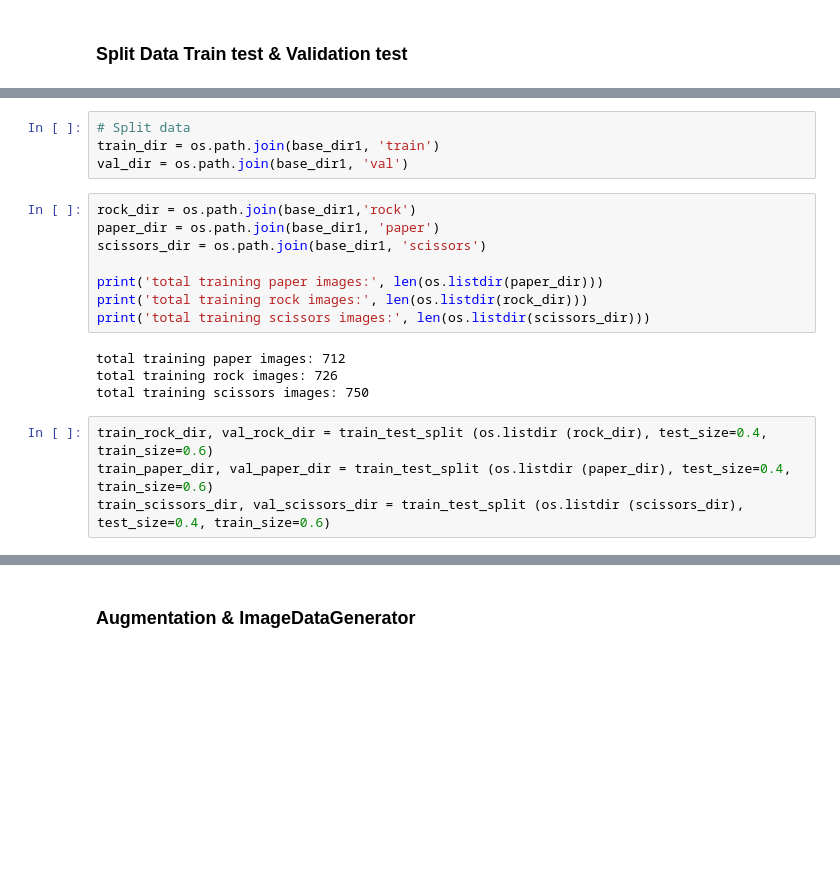
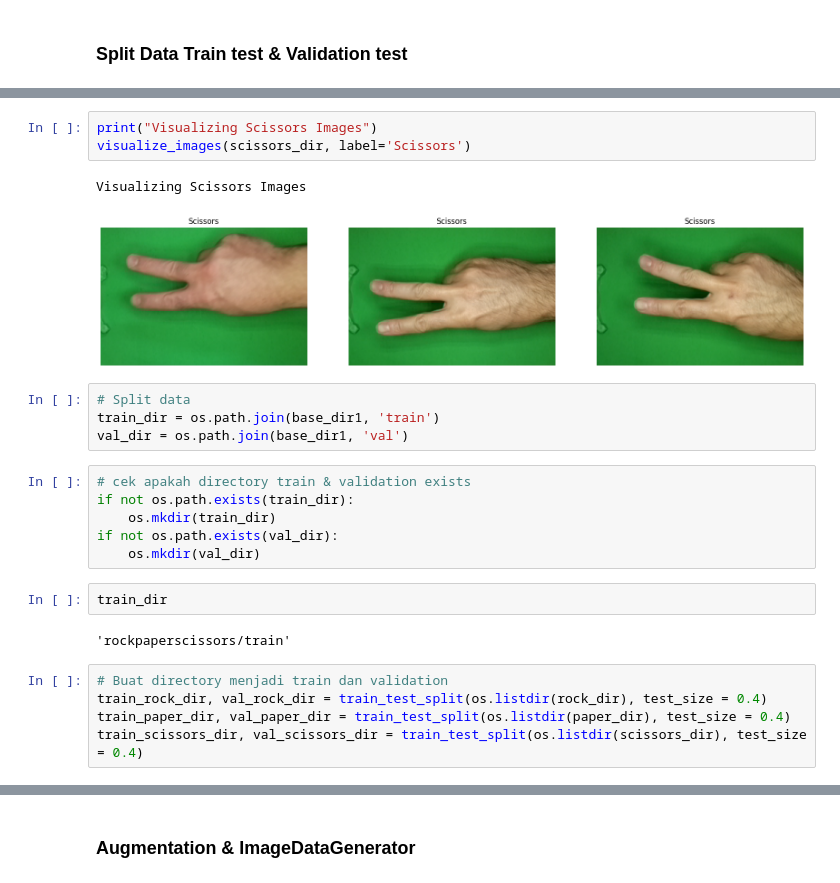
Before and after one commit to HafiizhTH/RockPaperScissors-Classification, a Jupyter notebook: ProyekAkhir_MachineLearning.ipynb, the cells around one changed output, grey strips where cells are left out. Saved outputs shown, nothing was run; the diff lists cells and outputs as text; blank space fills up the shorter version.

```diff
--- a/ProyekAkhir_MachineLearning.ipynb
+++ b/ProyekAkhir_MachineLearning.ipynb
@@ -76,21 +113,26 @@ os.listdir(base_dir1)
+# %%
+print("Visualizing Scissors Images")
+visualize_images(scissors_dir, label='Scissors')
+# %% [output]
+Visualizing Scissors Images
+[figure, added]
 # %%
 # Split data
 train_dir = os.path.join(base_dir1, 'train')
 val_dir = os.path.join(base_dir1, 'val')
-# %%
-rock_dir = os.path.join(base_dir1,'rock')
-paper_dir = os.path.join(base_dir1, 'paper')
-scissors_dir = os.path.join(base_dir1, 'scissors')
-
-print('total training paper images:', len(os.listdir(paper_dir)))
-print('total training rock images:', len(os.listdir(rock_dir)))
-print('total training scissors images:', len(os.listdir(scissors_dir)))
-# %% [output]
-total training paper images: 712
-total training rock images: 726
-total training scissors images: 750
+# %%
+# cek apakah directory train & validation exists
+if not os.path.exists(train_dir):
+    os.mkdir(train_dir)
+if not os.path.exists(val_dir):
+    os.mkdir(val_dir)
+# %%
+train_dir
+# %% [output]
+'rockpaperscissors/train'
 # %%
-train_rock_dir, val_rock_dir = train_test_split (os.listdir (rock_dir), test_size=0.4, train_size=0.6)
-train_paper_dir, val_paper_dir = train_test_split (os.listdir (paper_dir), test_size=0.4, train_size=0.6)
-train_scissors_dir, val_scissors_dir = train_test_split (os.listdir (scissors_dir), test_size=0.4, train_size=0.6)
+# Buat directory menjadi train dan validation
+train_rock_dir, val_rock_dir = train_test_split(os.listdir(rock_dir), test_size = 0.4)
+train_paper_dir, val_paper_dir = train_test_split(os.listdir(paper_dir), test_size = 0.4)
+train_scissors_dir, val_scissors_dir = train_test_split(os.listdir(scissors_dir), test_size = 0.4)
 # %%
```
Also changed, not shown: parts of 24 cells of this notebook, 3 other files.
